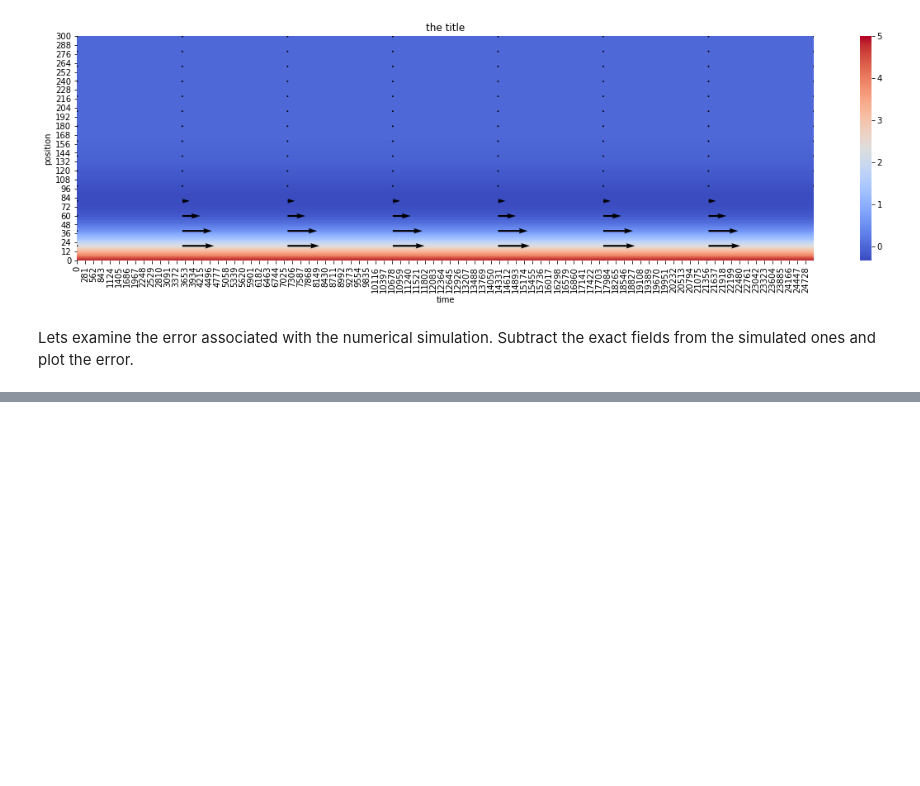
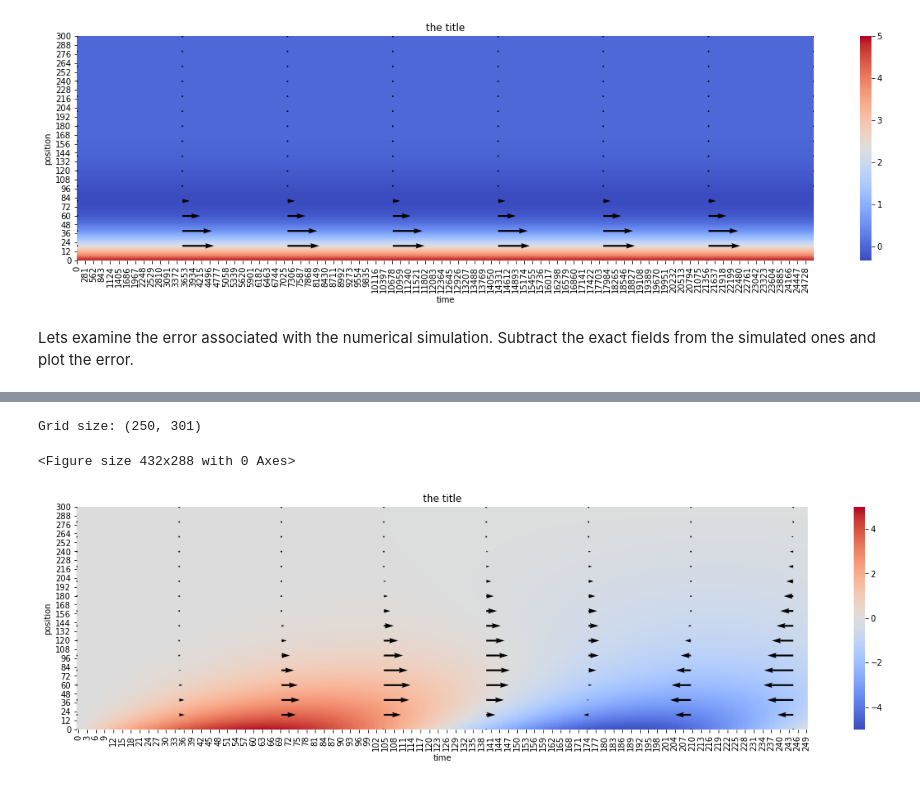
Before and after one commit to AndrewLoeppky/ATSC409, a Jupyter notebook: anabatic_flow_main.ipynb, the cells around one changed output, grey strips where cells are left out. Cells and saved outputs as stored; diff of their text form; code cells hidden in the pictures; blank space fills up the shorter version.

Commit message:
Add files via upload
main notebook explores a solution to errors arising from numerical diffusion

```diff
--- a/anabatic_flow_main.ipynb
+++ b/anabatic_flow_main.ipynb
@@ -106,0 +79,9 @@ print(u_err[-1])
+# %%
+#Numerical sin forcing
+sin_force_num = anfl.Integrator('anabatic_1_day.yaml', 'ftcs', forcing = 'diurnal')
+u_sf_num, theta_sf_num = sin_force_num.solve_eqns()
+sin_force_num.make_plot(u_sf_num[::100], theta_sf_num[::100])
+# %% [output]
+Grid size: (250, 301)
+<Figure size 432x288 with 0 Axes>
+[figure, added]
```
Also changed, not shown: parts of 10 cells of this notebook, 1 other file.
